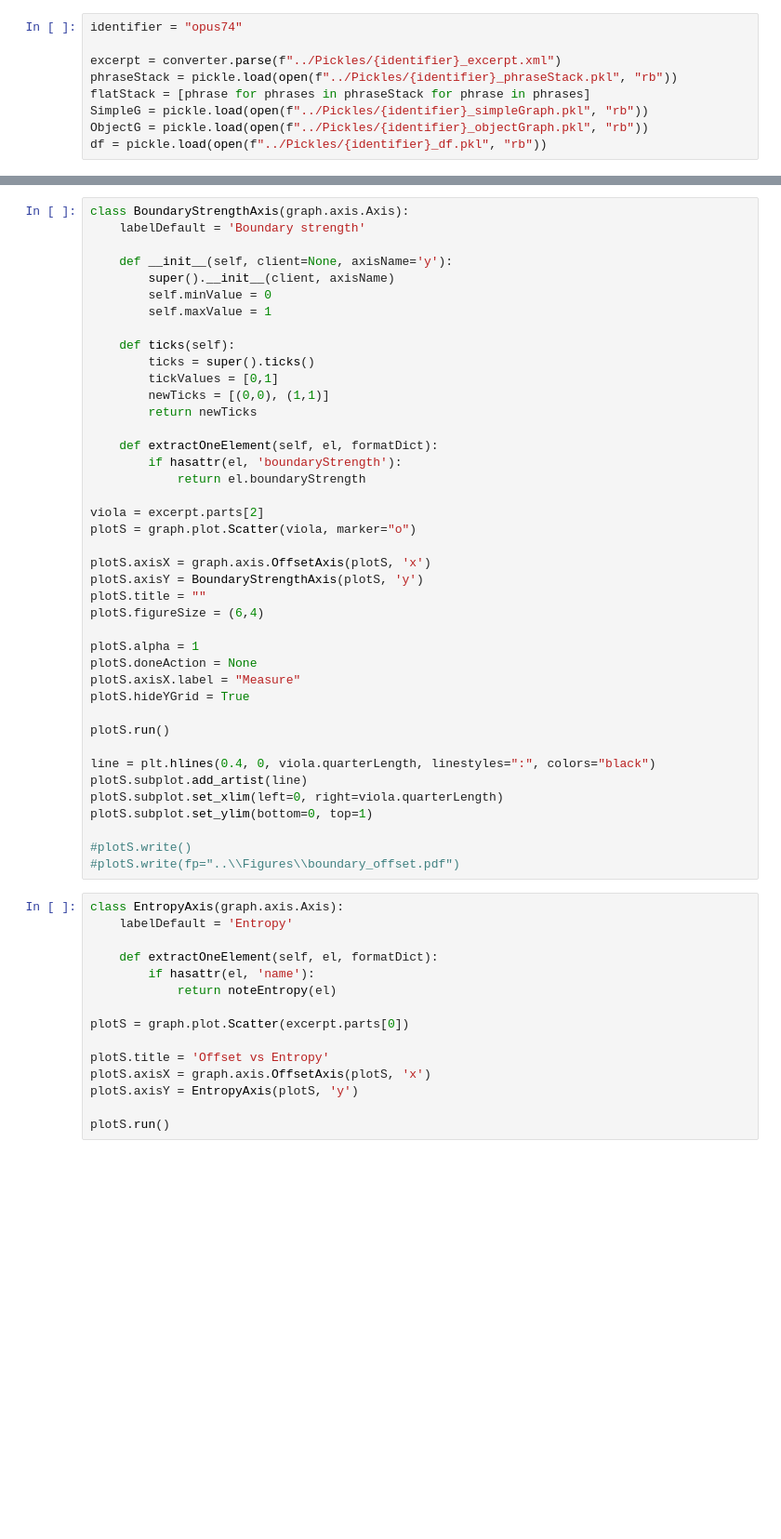
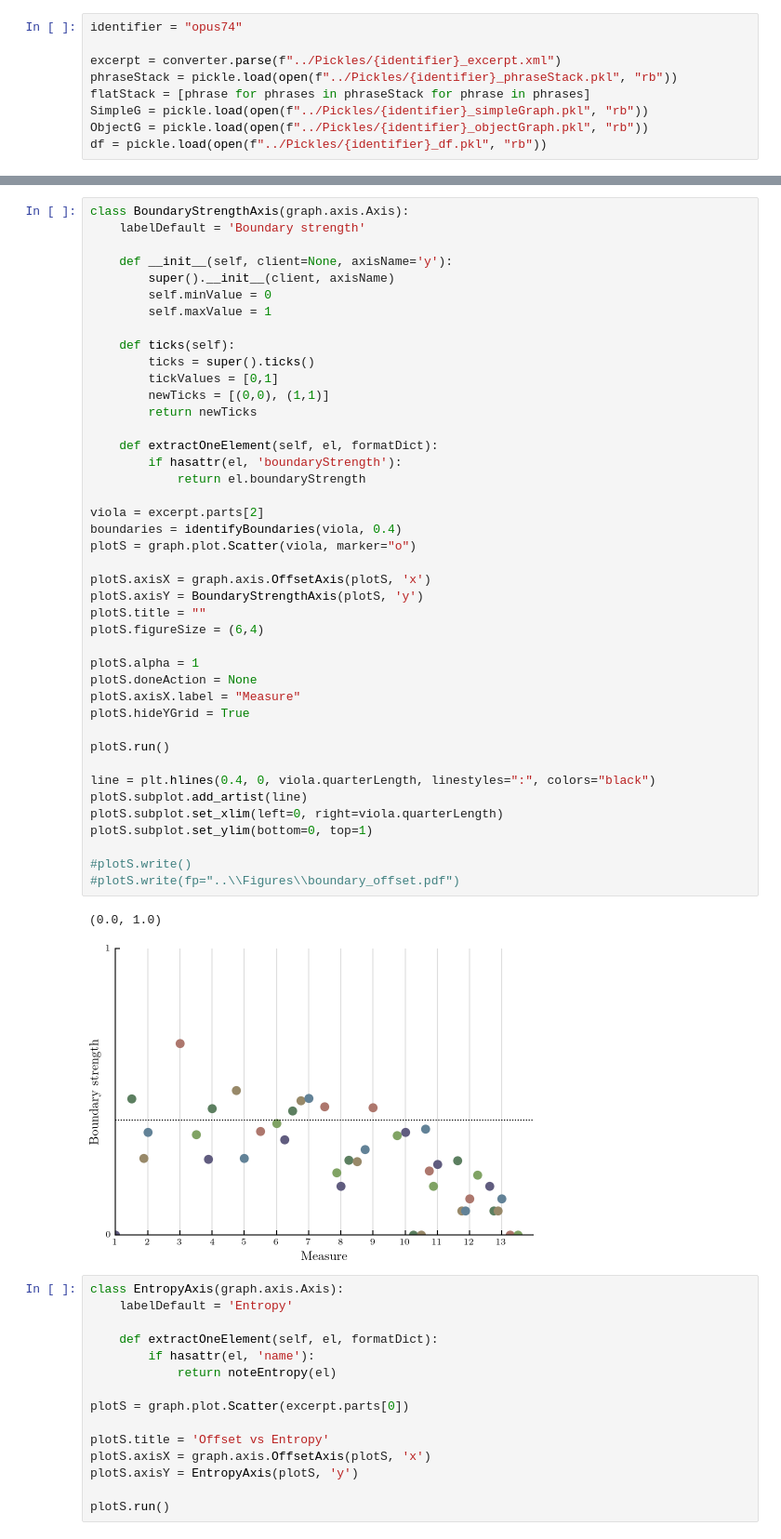
Before and after one commit to KirbyZX/PHYS4213, a Jupyter notebook: Notebooks/DataAnalysis.ipynb, the cells around one changed output, grey strips where cells are left out. Shown at 93% size. Cells and saved outputs as stored; diff of their text form; blank space fills up the shorter version.

```diff
--- a/Notebooks/DataAnalysis.ipynb
+++ b/Notebooks/DataAnalysis.ipynb
@@ -79,33 +113,37 @@ class BoundaryStrengthAxis(graph.axis.Axis):
         tickValues = [0,1]
         newTicks = [(0,0), (1,1)]
         return newTicks
 
     def extractOneElement(self, el, formatDict):
         if hasattr(el, 'boundaryStrength'):
             return el.boundaryStrength
 
 viola = excerpt.parts[2]
+boundaries = identifyBoundaries(viola, 0.4)
 plotS = graph.plot.Scatter(viola, marker="o")
 
 plotS.axisX = graph.axis.OffsetAxis(plotS, 'x')
 plotS.axisY = BoundaryStrengthAxis(plotS, 'y')
 plotS.title = ""
 plotS.figureSize = (6,4)
 
 plotS.alpha = 1
 plotS.doneAction = None
 plotS.axisX.label = "Measure"
 plotS.hideYGrid = True
 
 plotS.run()
 
 line = plt.hlines(0.4, 0, viola.quarterLength, linestyles=":", colors="black")
 plotS.subplot.add_artist(line)
 plotS.subplot.set_xlim(left=0, right=viola.quarterLength)
 plotS.subplot.set_ylim(bottom=0, top=1)
 
 #plotS.write()
 #plotS.write(fp="..\\Figures\\boundary_offset.pdf")
+# %% [output]
+(0.0, 1.0)
+[figure, added]
 # %%
 class EntropyAxis(graph.axis.Axis):
     labelDefault = 'Entropy'
```
Also changed, not shown: parts of 6 cells of this notebook, 1 other file.
